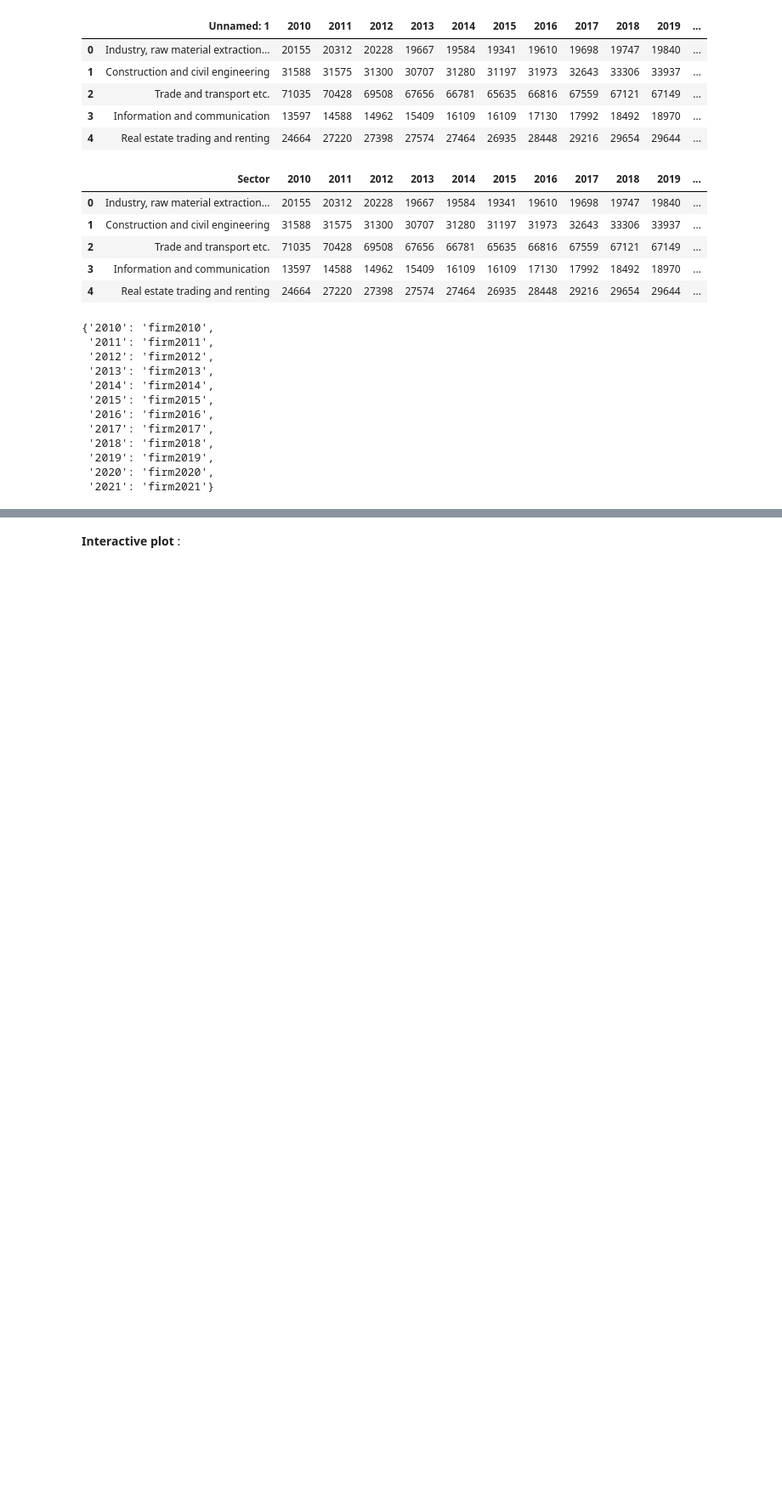
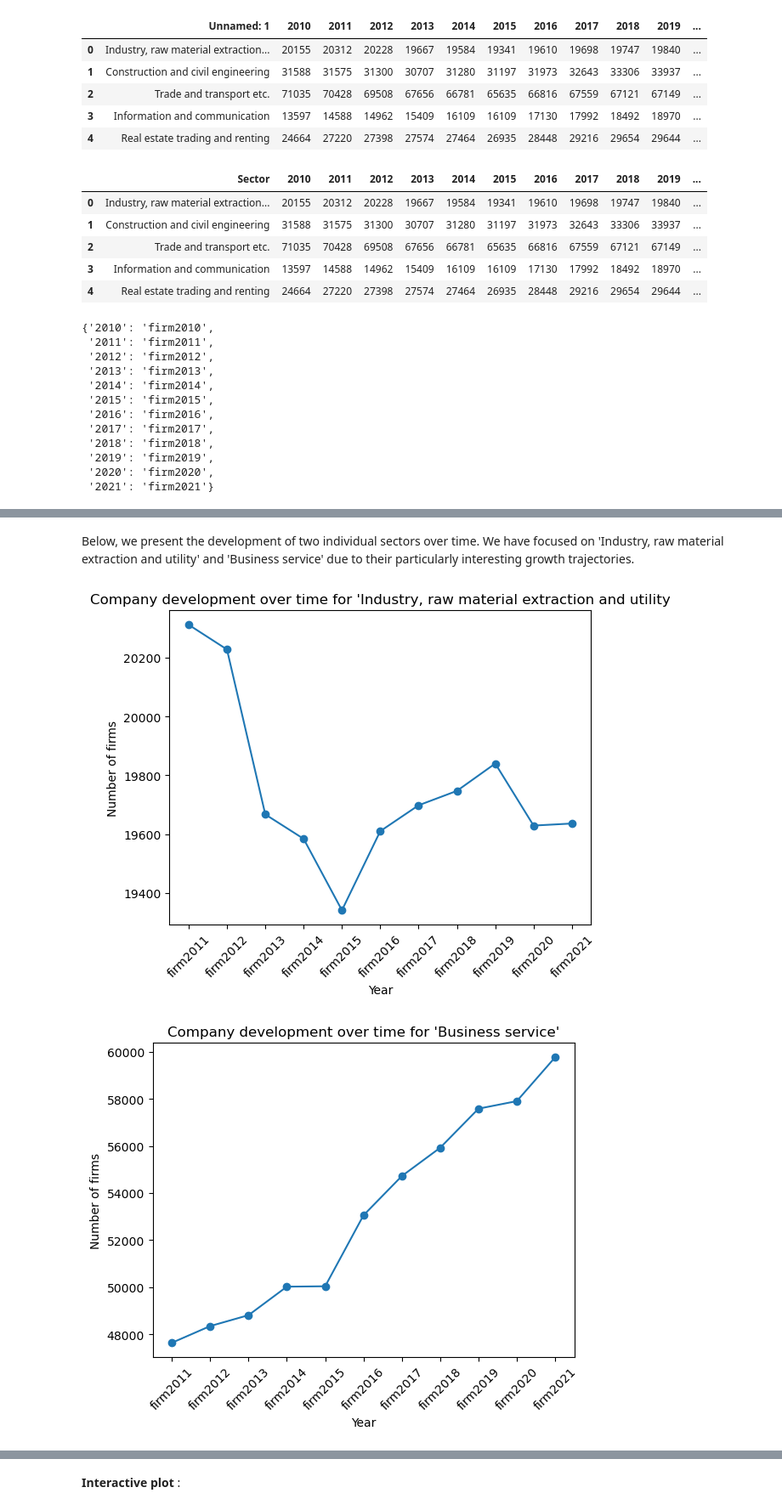
Before and after one commit to NumEconCopenhagen/projects-2024-emil-celine-og-julie, a Jupyter notebook: dataproject/dataproject.ipynb, the cells around one changed output, grey strips where cells are left out. Shown at 85% size. Drawn from its saved outputs; the diff is of its cells as text; code cells hidden in the pictures; blank space fills up the shorter version.

```diff
--- a/dataproject/dataproject.ipynb
+++ b/dataproject/dataproject.ipynb
@@ -146,0 +170,25 @@ In order to be able to **explore the raw data**, you may provide **static** and
+# %% [markdown]
+Below, we present the development of two individual sectors over time. We have focused on 'Industry, raw material extraction and utility' and 'Business service' due to their particularly interesting growth trajectories.
+# %%
+#First, we plot the development of the number of companies within 'Industry, raw material extraction and utility'
+firm_index = 0
+firm_data = firm.iloc[firm_index, 2:]
+plt.plot(firm_data.index, firm_data.values, marker='o')
+plt.title("Company development over time for 'Industry, raw material extraction and utility")
+plt.xlabel('Year')
+plt.ylabel('Number of firms')
+plt.xticks(rotation=45)
+plt.show()
+
+#Next, we will illustrate the trend in the number of firms in the 'Business service' sector.
+firm_index = 5
+firm_data = firm.iloc[firm_index, 2:]
+plt.plot(firm_data.index, firm_data.values, marker='o')
+plt.title(f"Company development over time for 'Business service'")
+plt.xlabel('Year')
+plt.ylabel('Number of firms')
+plt.xticks(rotation=45)
+plt.show()
+# %% [output]
+[figure, added]
+[figure, added]
```
Also changed, not shown: parts of 11 cells of this notebook.
